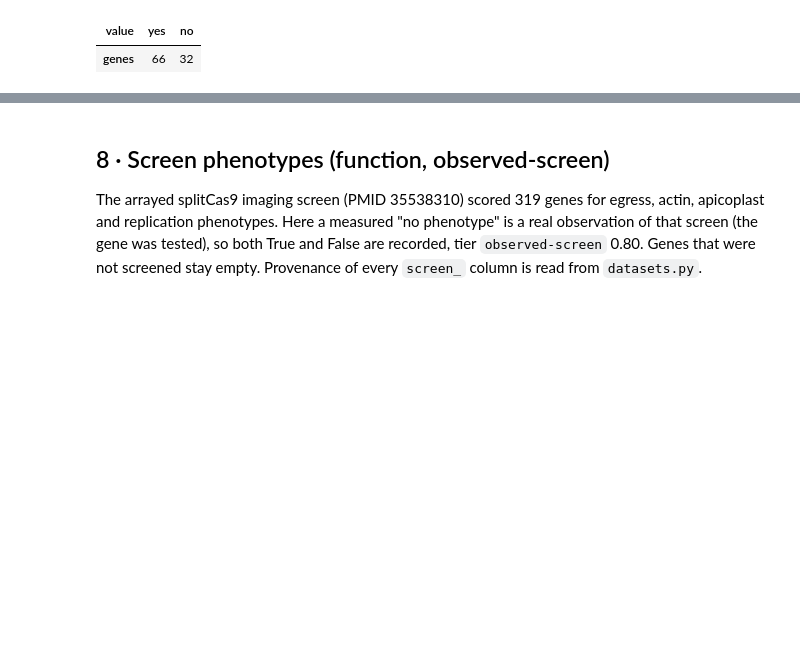
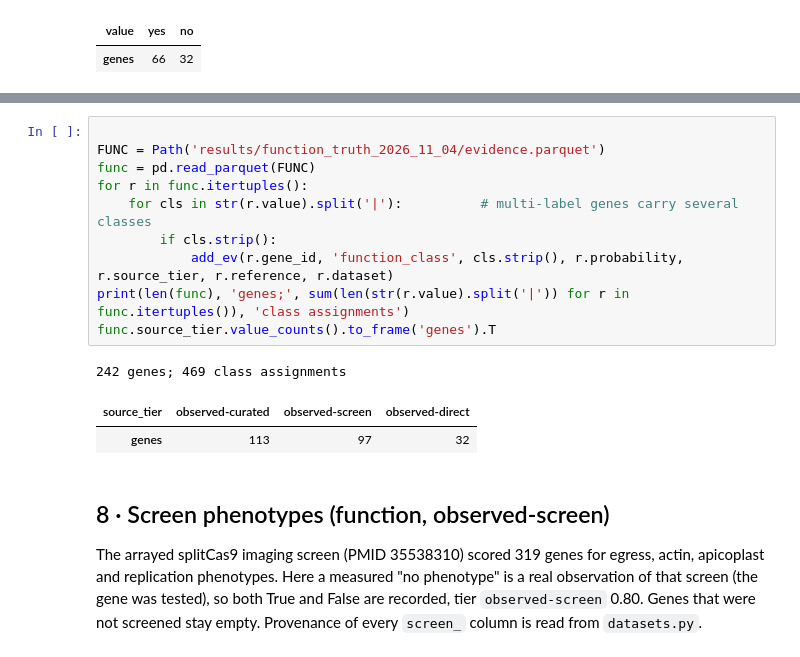
Before and after one commit to EinarOlafsson/parascape, a Jupyter notebook: notebooks/information_map_v0_2026_11_04.ipynb, the cells around one changed output, grey strips where cells are left out. Drawn from its saved outputs; the diff is of its cells as text; blank space fills up the shorter version.

```diff
--- a/notebooks/information_map_v0_2026_11_04.ipynb
+++ b/notebooks/information_map_v0_2026_11_04.ipynb
@@ -267,3 +273,17 @@ review.value.value_counts().to_frame('genes').T
+# %%
+
+FUNC = Path('results/function_truth_2026_11_04/evidence.parquet')
+func = pd.read_parquet(FUNC)
+for r in func.itertuples():
+    for cls in str(r.value).split('|'):          # multi-label genes carry several classes
+        if cls.strip():
+            add_ev(r.gene_id, 'function_class', cls.strip(), r.probability, r.source_tier, r.reference, r.dataset)
+print(len(func), 'genes;', sum(len(str(r.value).split('|')) for r in func.itertuples()), 'class assignments')
+func.source_tier.value_counts().to_frame('genes').T
+# %% [output]
+242 genes; 469 class assignments
+| source_tier | observed-curated | observed-screen | observed-direct |
+| genes | 113 | 97 | 32 |
 # %% [markdown]
 ## 8 · Screen phenotypes (function, observed-screen)
 
```
Also changed, not shown: parts of 3 cells of this notebook, 10 other files.
